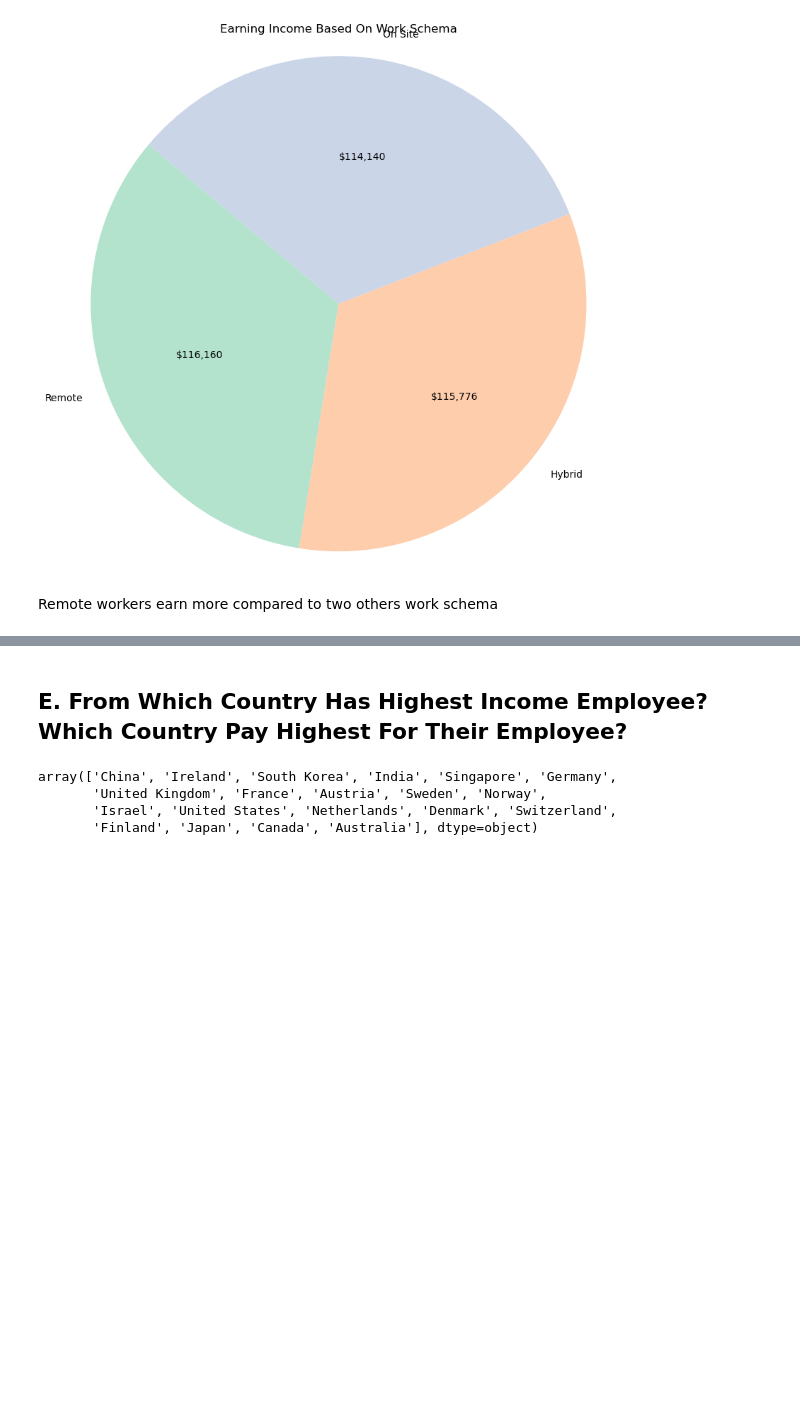
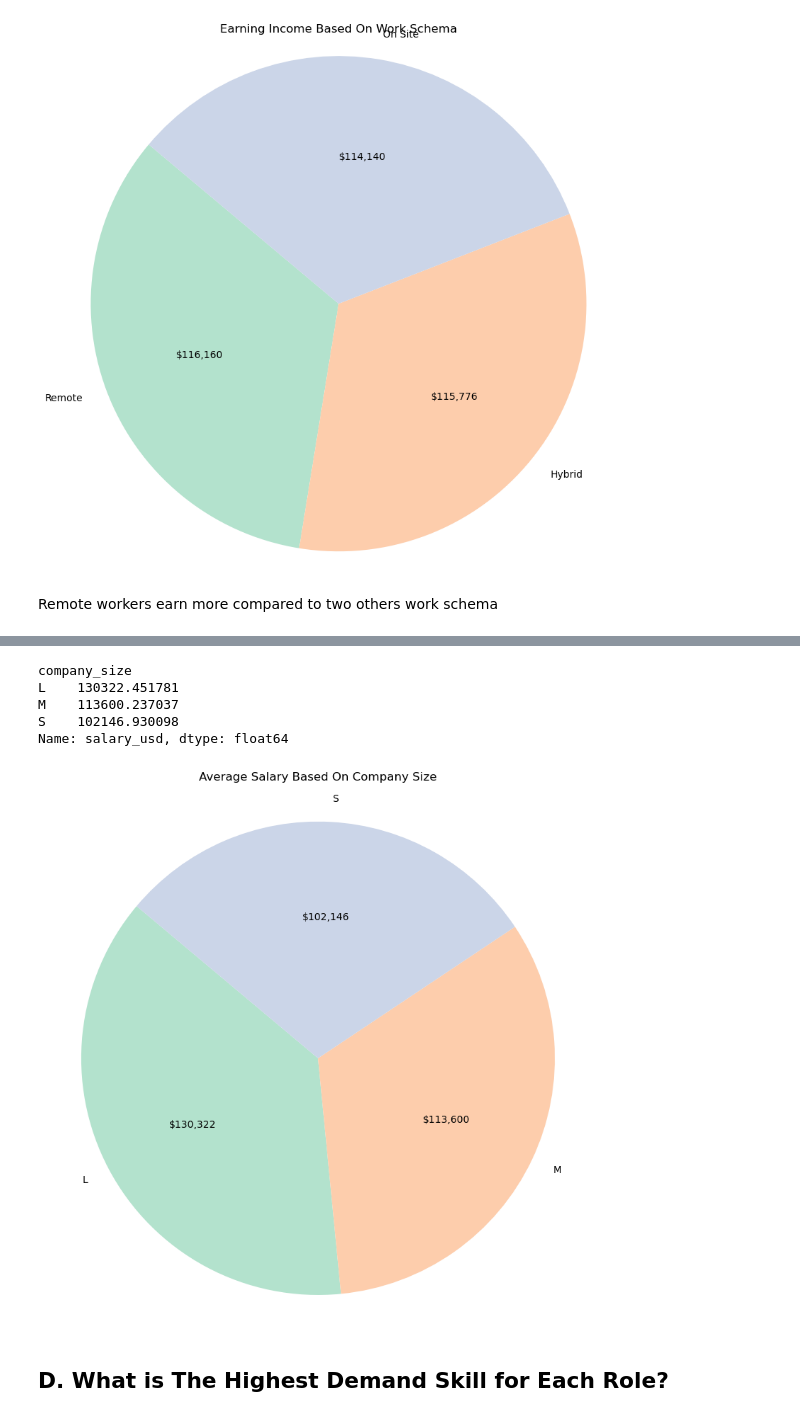
Before and after one commit to Dini15/global_ai_job_market, a Jupyter notebook: ai_market.ipynb, the cells around one changed output, grey strips where cells are left out. Saved outputs shown, nothing was run; the diff lists cells and outputs as text; code cells hidden in the pictures; blank space fills up the shorter version.

```diff
--- a/ai_market.ipynb
+++ b/ai_market.ipynb
@@ -97,0 +100,3 @@ There is no duplicate data
+# %%
+df['required_skills'] = df['required_skills'].str.split(", ")
+df
@@ -345,9 +390,28 @@ Remote workers earn more compared to two others work schema
+# %%
+com_inc = df.groupby('company_size')['salary_usd'].mean()
+com_inc
+# %% [output]
+company_size
+L    130322.451781
+M    113600.237037
+S    102146.930098
+Name: salary_usd, dtype: float64
+# %%
+plt.figure(figsize=(8,8))
+
+def salary(values):
+    def com (pct):
+        total = sum(values)
+        val = int(pct*total/100)
+        return f'${val:,}'
+    return com
+
+plt.pie(com_inc, labels=com_inc.index, autopct=salary(com_inc), startangle=140, colors=plt.cm.Pastel2.colors)
+plt.title('Average Salary Based On Company Size', pad=20)
+plt.axis('equal')
+plt.tight_layout()
+plt.show()
+# %% [output]
+[figure, added]
 # %% [markdown]
-## E. From Which Country Has Highest Income Employee? Which Country Pay Highest For Their Employee?
+## D. What is The Highest Demand Skill for Each Role?
-# %%
-df['employee_residence'].unique()
-# %% [output]
-array(['China', 'Ireland', 'South Korea', 'India', 'Singapore', 'Germany',
-       'United Kingdom', 'France', 'Austria', 'Sweden', 'Norway',
-       'Israel', 'United States', 'Netherlands', 'Denmark', 'Switzerland',
-       'Finland', 'Japan', 'Canada', 'Australia'], dtype=object)
```
Also changed, not shown: parts of 19 cells of this notebook.
